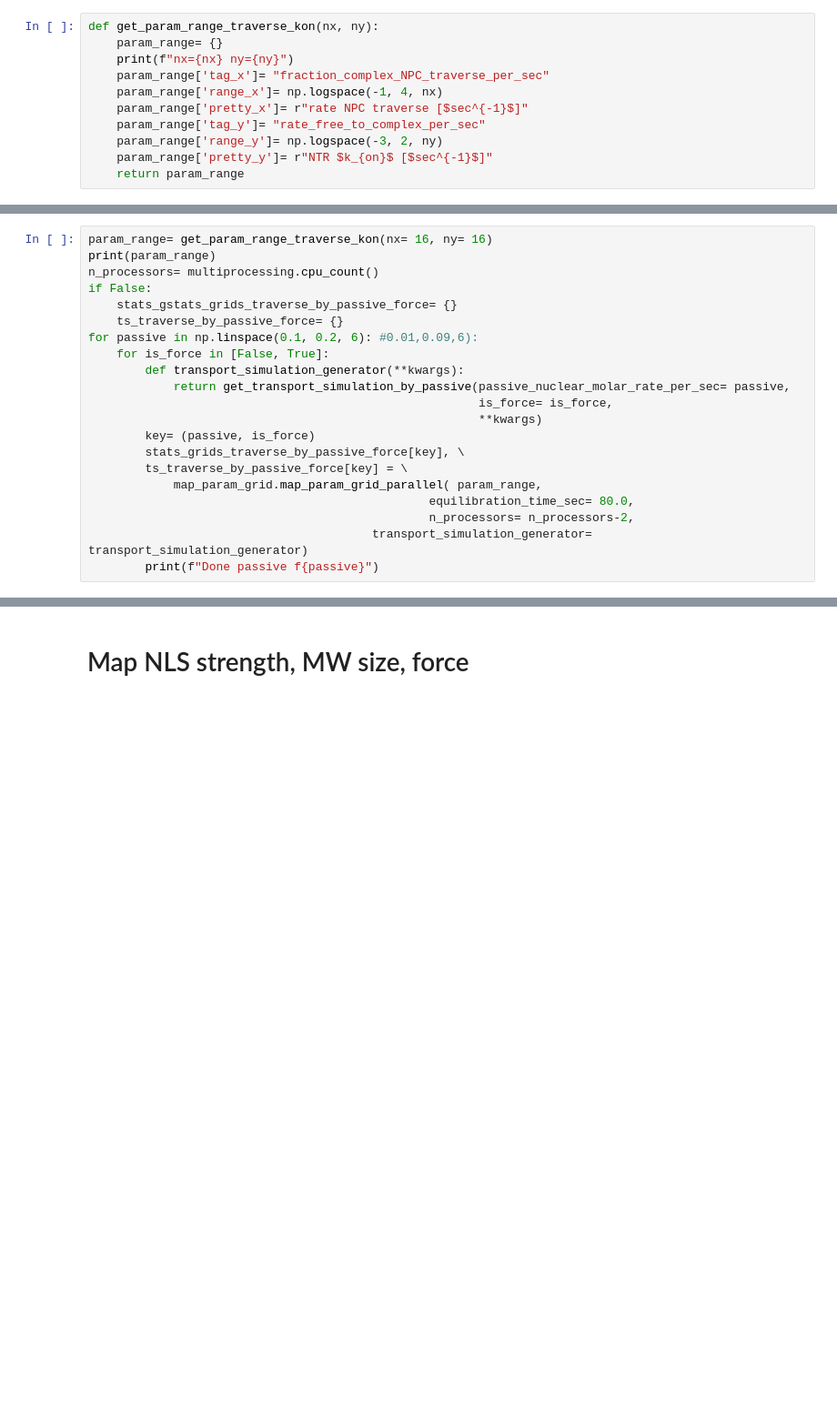
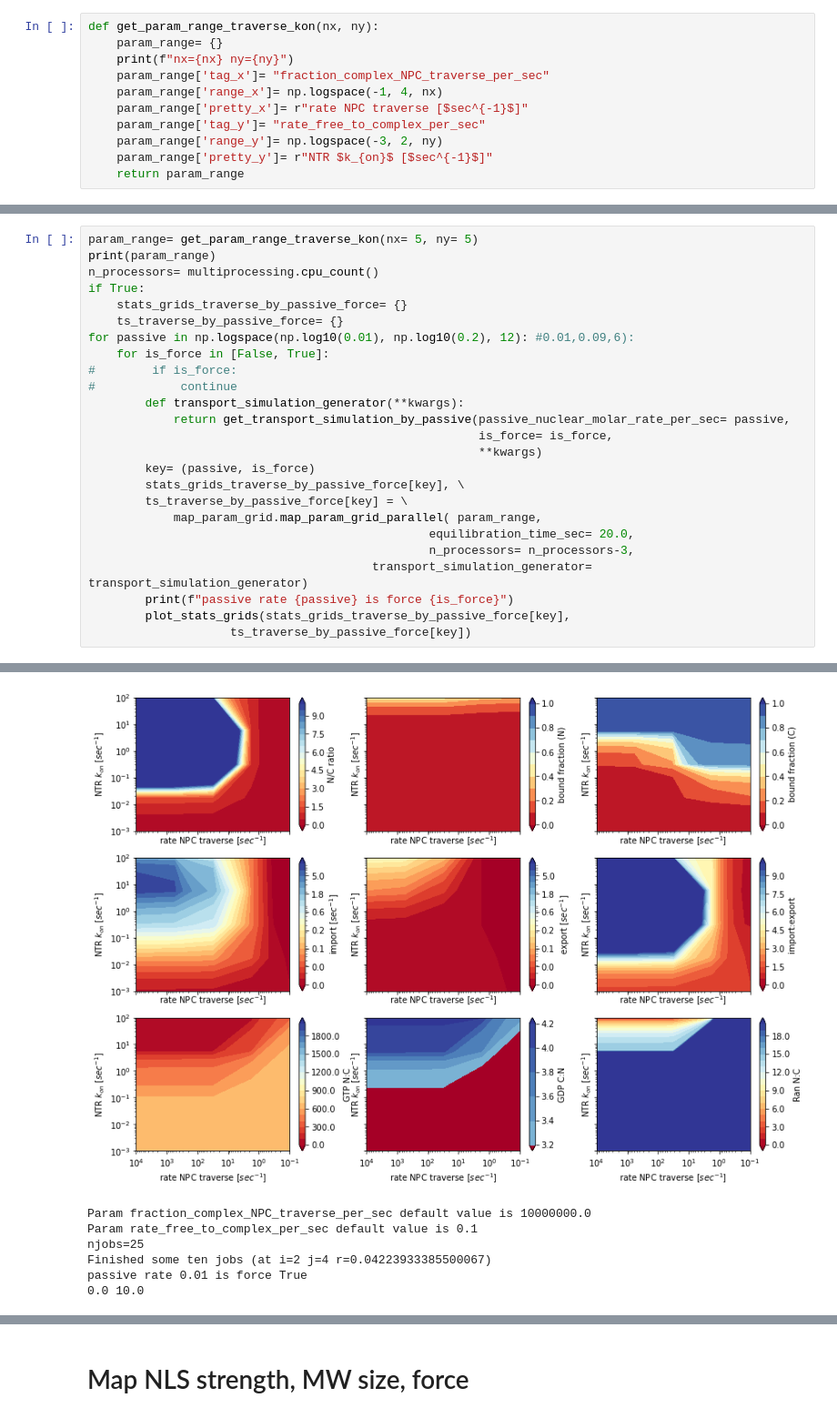
Before and after one commit to ravehlab/npctransport_kinetic, a Jupyter notebook: NPC_FLIP_simulations.ipynb, the cells around one changed output, grey strips where cells are left out. Shown at 91% size. Cells and saved outputs as stored; diff of their text form; blank space fills up the shorter version.

```diff
--- a/NPC_FLIP_simulations.ipynb
+++ b/NPC_FLIP_simulations.ipynb
@@ -374,12 +491,14 @@ print(b)
 # %%
-param_range= get_param_range_traverse_kon(nx= 16, ny= 16)
+param_range= get_param_range_traverse_kon(nx= 5, ny= 5)
 print(param_range)
 n_processors= multiprocessing.cpu_count()
-if False:
-    stats_gstats_grids_traverse_by_passive_force= {}
+if True:
+    stats_grids_traverse_by_passive_force= {}
     ts_traverse_by_passive_force= {}
-for passive in np.linspace(0.1, 0.2, 6): #0.01,0.09,6):
+for passive in np.logspace(np.log10(0.01), np.log10(0.2), 12): #0.01,0.09,6):
     for is_force in [False, True]:
+#        if is_force:
+#            continue
         def transport_simulation_generator(**kwargs):
             return get_transport_simulation_by_passive(passive_nuclear_molar_rate_per_sec= passive,
                                                        is_force= is_force,
@@ -388,8 +507,10 @@ for passive in np.linspace(0.1, 0.2, 6): #0.01,0.09,6):
         stats_grids_traverse_by_passive_force[key], \
         ts_traverse_by_passive_force[key] = \
             map_param_grid.map_param_grid_parallel( param_range,
-                                                equilibration_time_sec= 80.0,
-                                                n_processors= n_processors-2,
+                                                equilibration_time_sec= 20.0,
+                                                n_processors= n_processors-3,
                                         transport_simulation_generator= transport_simulation_generator)
-        print(f"Done passive f{passive}")
+        print(f"passive rate {passive} is force {is_force}")
+        plot_stats_grids(stats_grids_traverse_by_passive_force[key],
+                    ts_traverse_by_passive_force[key])
 # %% [output]
@@ -406,0 +528,7 @@ njobs=256
+[figure, added]
+Param fraction_complex_NPC_traverse_per_sec default value is 10000000.0
+Param rate_free_to_complex_per_sec default value is 0.1
+njobs=25
+Finished some ten jobs (at i=2 j=4 r=0.04223933385500067)
+passive rate 0.01 is force True
+0.0 10.0
```
Also changed, not shown: parts of 24 cells of this notebook, 1 other file.
